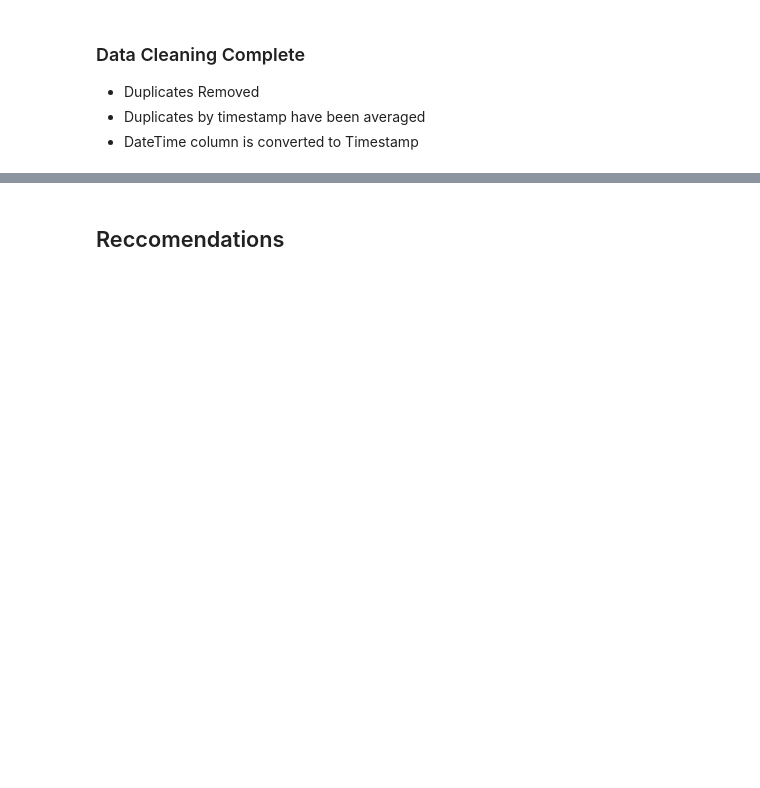
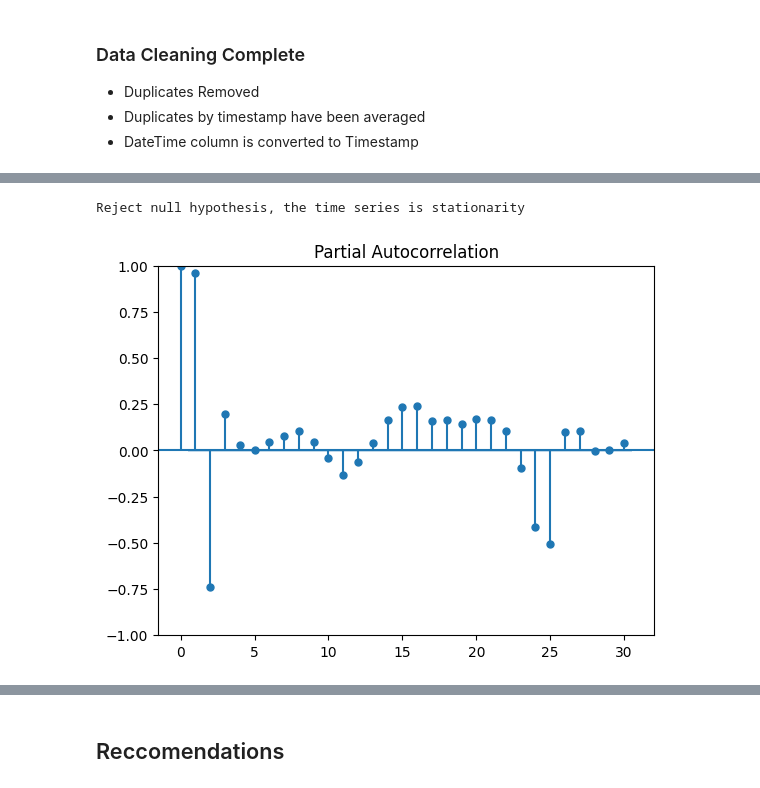
Before and after one commit to DemetriousLloyd/Portfolio, a Jupyter notebook: R_Py_Projects/Time_Series_Modeling_Romanian Electricity.ipynb, the cells around one changed output, grey strips where cells are left out. Saved outputs shown, nothing was run; the diff lists cells and outputs as text; code cells hidden in the pictures; blank space fills up the shorter version.

```diff
--- a/R_Py_Projects/Time_Series_Modeling_Romanian Electricity.ipynb
+++ b/R_Py_Projects/Time_Series_Modeling_Romanian Electricity.ipynb
@@ -206,0 +231,14 @@ fig.tight_layout()
+# %%
+# Check stationarity
+if results[1]<= 0.05:
+    print('Reject null hypothesis, the time series is stationarity')
+else:
+    print("Fail to reject null hypothesis, the time series in not stationary")
+# %% [output]
+Reject null hypothesis, the time series is stationarity
+# %%
+plot_pacf(df_clean['Consumption'], lags=30)
+plt.show()
+# P = 0
+# %% [output]
+[figure, added]
```
Also changed, not shown: parts of 14 cells of this notebook.
